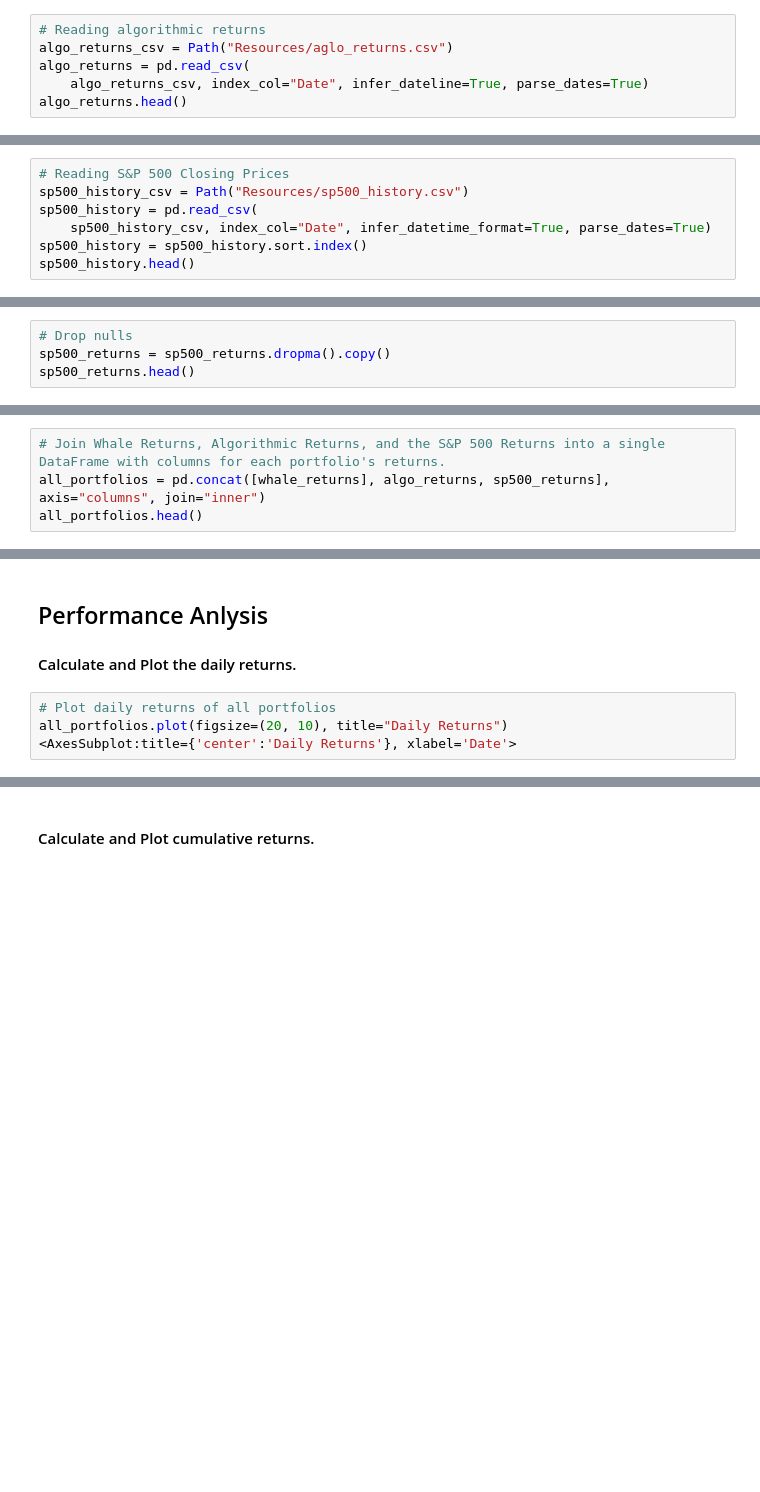
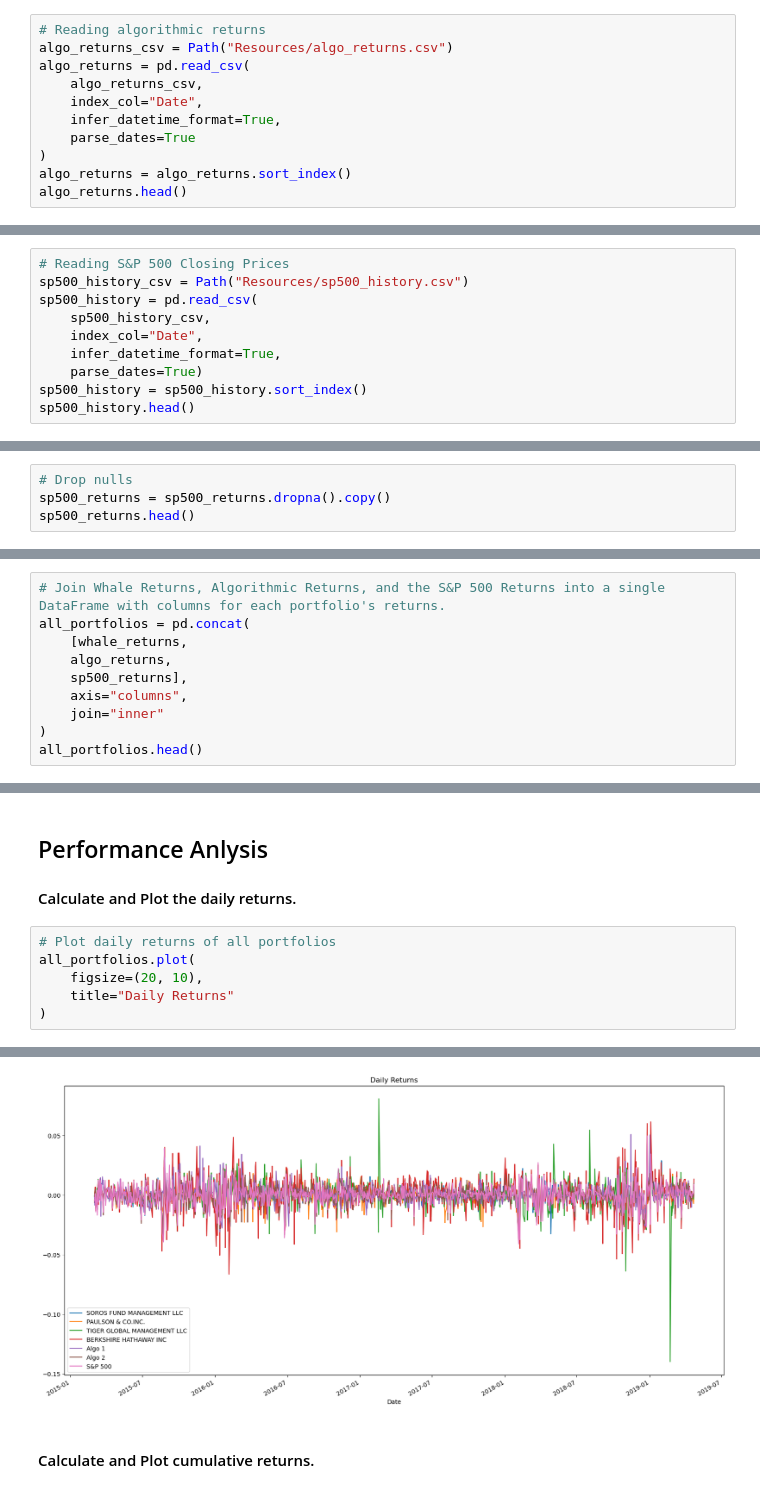
Before and after one commit to kaityw92/Homework10162023, a Jupyter notebook: whale_analysis.ipynb, the cells around one changed output, grey strips where cells are left out. Saved outputs shown, nothing was run; the diff lists cells and outputs as text; blank space fills up the shorter version.

```diff
--- a/whale_analysis.ipynb
+++ b/whale_analysis.ipynb
@@ -62,7 +112,12 @@ whale_returns.isnull().sum()
 Read the algorithmic daily returns and clean the data
 # %%
 # Reading algorithmic returns
-algo_returns_csv = Path("Resources/aglo_returns.csv")
+algo_returns_csv = Path("Resources/algo_returns.csv")
 algo_returns = pd.read_csv(
-    algo_returns_csv, index_col="Date", infer_dateline=True, parse_dates=True)
+    algo_returns_csv,
+    index_col="Date",
+    infer_datetime_format=True,
+    parse_dates=True
+)
+algo_returns = algo_returns.sort_index()
 algo_returns.head()
@@ -81,6 +152,9 @@ Read the S&P 500 historic closing prices and create a new daily returns DataFram
 # Reading S&P 500 Closing Prices
 sp500_history_csv = Path("Resources/sp500_history.csv")
 sp500_history = pd.read_csv(
-    sp500_history_csv, index_col="Date", infer_datetime_format=True, parse_dates=True)
-sp500_history = sp500_history.sort.index()
+    sp500_history_csv,
+    index_col="Date",
+    infer_datetime_format=True,
+    parse_dates=True)
+sp500_history = sp500_history.sort_index()
 sp500_history.head()
@@ -100,4 +196,4 @@ sp500_returns.head()
 # %%
 # Drop nulls
-sp500_returns = sp500_returns.dropma().copy()
+sp500_returns = sp500_returns.dropna().copy()
 sp500_returns.head()
@@ -109,5 +221,11 @@ sp500_returns.head()
 ## Combine Whale, Algorithmic, and S&P 500 Returns
 # %%
 # Join Whale Returns, Algorithmic Returns, and the S&P 500 Returns into a single DataFrame with columns for each portfolio's returns.
-all_portfolios = pd.concat([whale_returns], algo_returns, sp500_returns], axis="columns", join="inner")
+all_portfolios = pd.concat(
+    [whale_returns,
+    algo_returns,
+    sp500_returns],
+    axis="columns",
+    join="inner"
+)
 all_portfolios.head()
@@ -123,5 +249,8 @@ In this section, you will calculate and visualize performance and risk metrics f
 #### Calculate and Plot the daily returns.
 # %%
 # Plot daily returns of all portfolios
-all_portfolios.plot(figsize=(20, 10), title="Daily Returns")
-<AxesSubplot:title={'center':'Daily Returns'}, xlabel='Date'>
+all_portfolios.plot(
+    figsize=(20, 10),
+    title="Daily Returns"
+)
+# %% [output]
@@ -128,3 +258,4 @@ all_portfolios.plot(figsize=(20, 10), title="Daily Returns")
+[figure, added]
 # %% [markdown]
 #### Calculate and Plot cumulative returns.
 # %%
```
Also changed, not shown: parts of 38 cells of this notebook.
